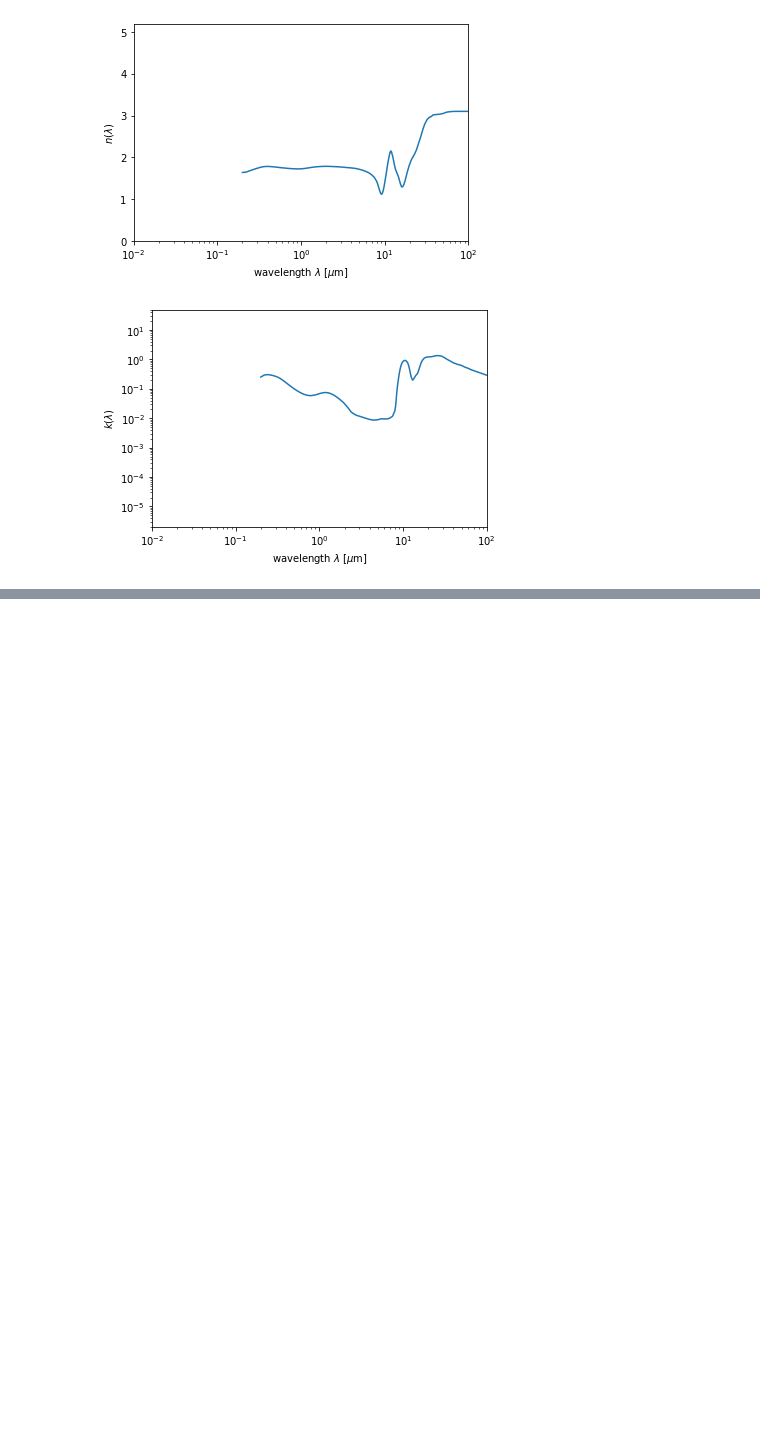
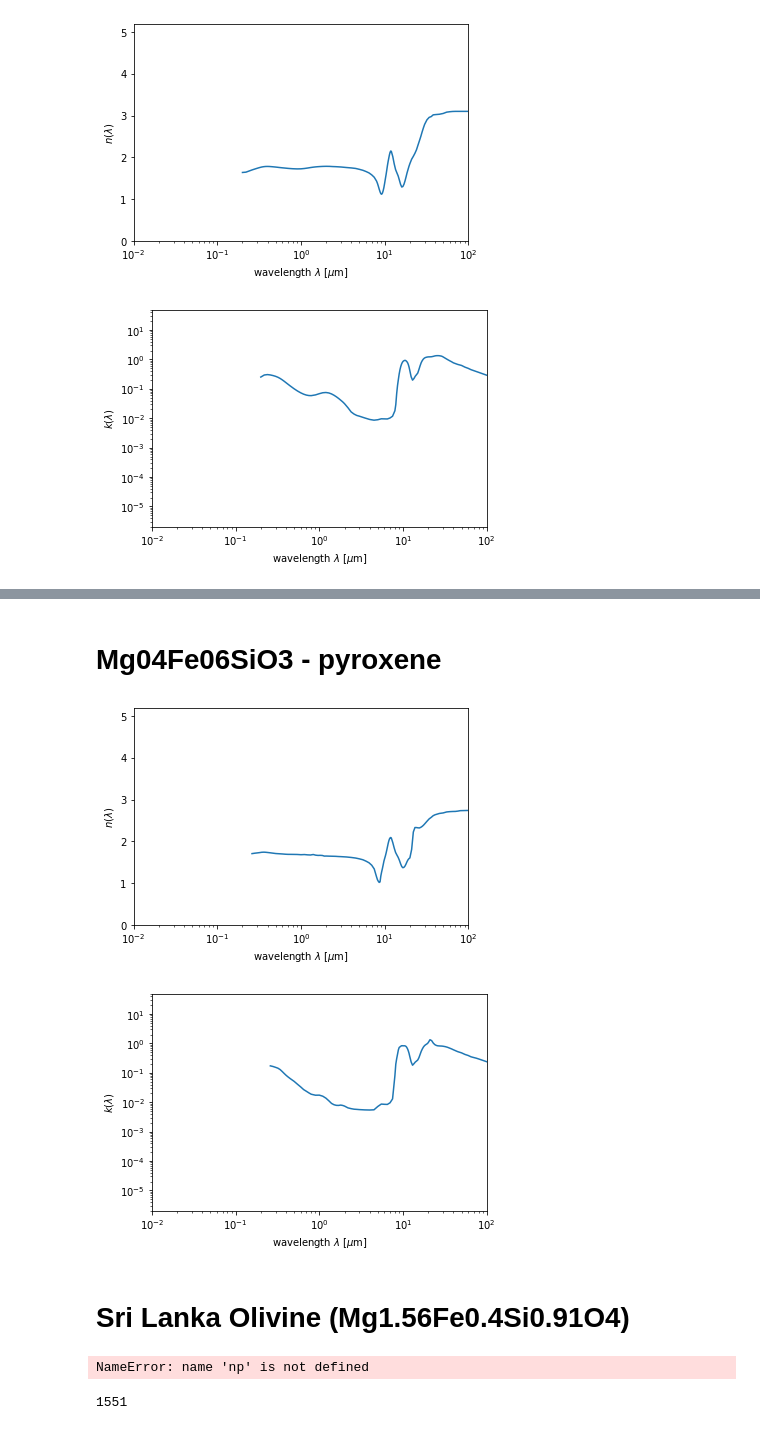
Before and after one commit to ImperialCollegeLondon/Dusty_Tails, a Jupyter notebook: opacs_jankovic/calc_dust_opac/format_opt_const.ipynb, the cells around one changed output, grey strips where cells are left out. Saved outputs shown, nothing was run; the diff lists cells and outputs as text; code cells hidden in the pictures; blank space fills up the shorter version.

```diff
--- a/opacs_jankovic/calc_dust_opac/format_opt_const.ipynb
+++ b/opacs_jankovic/calc_dust_opac/format_opt_const.ipynb
@@ -423,0 +489,42 @@ np.savetxt(direct+'/opt_const.dat', output)
+# %% [markdown]
+# Mg04Fe06SiO3 - pyroxene
+# %%
+direct = 'Mg04Fe06SiO3_J94_D95'
+
+file = 'pyrmg40.txt'
+data = np.loadtxt(direct+'/'+file, skiprows=3)
+w = data[:,0]
+n = data[:,1]
+k = data[:,2]
+# %%
+plot(w,n,k)
+output = np.transpose(np.array([w,n,k]))
+np.savetxt(direct+'/opt_const.dat', output)
+# %% [output]
+[figure, added]
+[figure, added]
+# %% [markdown]
+# Sri Lanka Olivine (Mg1.56Fe0.4Si0.91O4)
+# %%
+direct = 'OlivineSL_Z11'
+
+files = ['olivineSL_y.txt', 'olivineSL_z.txt']
+data = []
+for file in files:
+    data.append(np.loadtxt(direct+'/'+file))
+data = np.array(data)
+print(data[0,0,:])
+w = data[0,:,0]
+
+n, k = mix(data)
+
+plot(w[::50], n[::50], k[::50])
+
+output = np.transpose(np.array([w,n,k]))
+
+
+print(type(output))
+np.savetxt(direct+'/opt_const.dat', output)
+print(len(w))
+# %% [output]
+NameError: name 'np' is not defined
@@ -423,0 +535,4 @@ np.savetxt(direct+'/opt_const.dat', output)
+# %%
+np.size(output_short)
+# %% [output]
+1551
```
Also changed, not shown: parts of 16 cells of this notebook, 22 other files.
